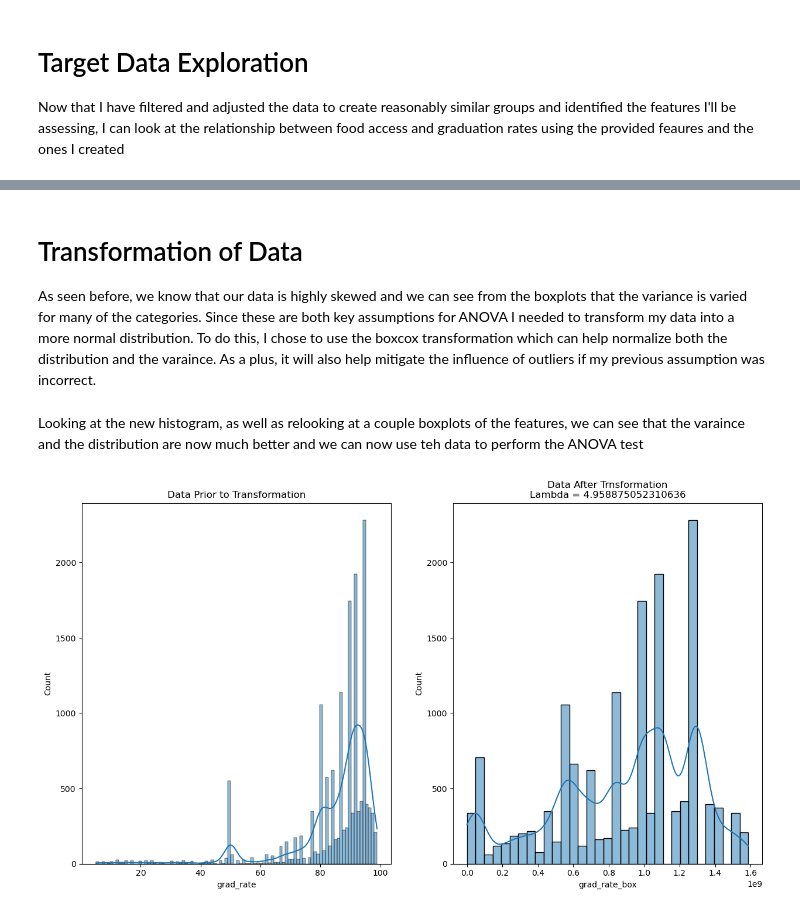
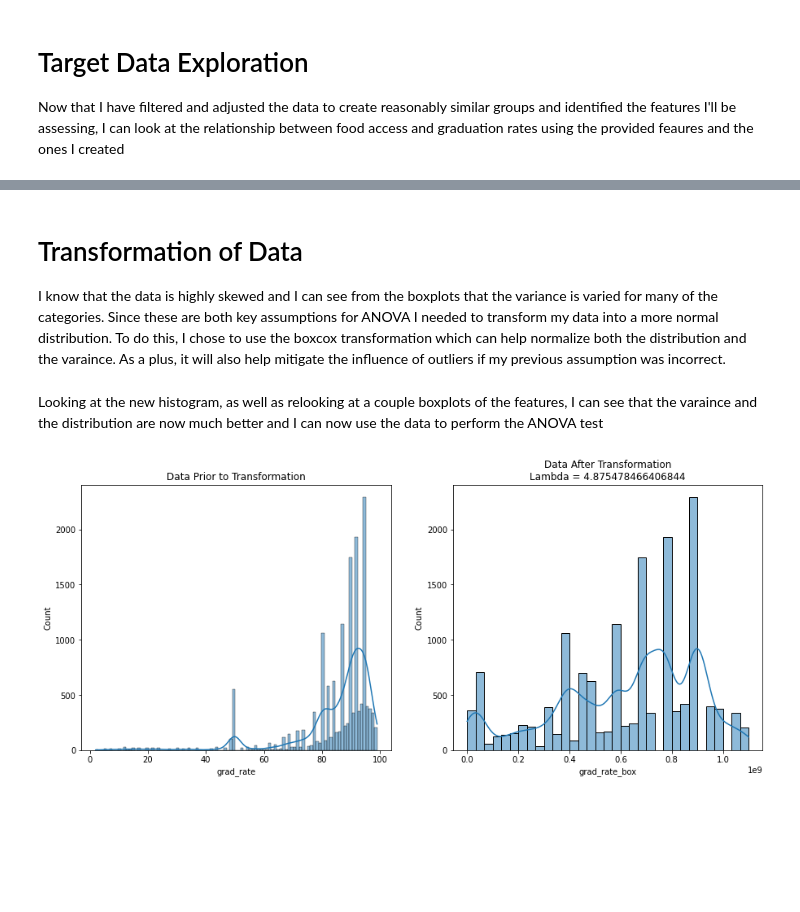
Before and after one commit to bcbottle/TOOL1_FINAL_PROJECT, a Jupyter notebook: data_analysis.ipynb, the cells around one changed output, grey strips where cells are left out. Cells and saved outputs as stored; diff of their text form; code cells hidden in the pictures; blank space fills up the shorter version.

Commit message:
Updated file with statistical tests

```diff
--- a/data_analysis.ipynb
+++ b/data_analysis.ipynb
@@ -43,22 +66,6 @@ def tract_status_update(row):
         return 0
 
 df['tract_status'] = df.apply(tract_status_update, axis=1)
-# %%
-# Function to update LAVehicle
-def va_update(row):
-    la = row['LILATracts_1And10'] + row['LILATracts_halfAnd10'] + row['LILATracts_1And20'] + row['LA1and10'] + row['LAhalfand10'] + row['LA1and20']
-    vehicle = row['LILATracts_Vehicle'] + row['LATractsVehicle_20']
-
-    # Checks if the tract is low access under the vehicle definition but not under the other definitions
-    if vehicle > 0 and la == 0:
-        return 1
-    # Checks if tract is low access under any other measure
-    if la > 0:
-        return 2
-    else:
-        return 0
-
-df['LAVehicle'] = df.apply(va_update, axis = 1)
 # %%
 # Check structure of data
 df.info()
@@ -335,6 +331,0 @@ Tract Status 2
-# %%
-# Drop schools missing this data
-df = df[df['title_i'] != -1]
-
-# Check new values
-print(df['title_i'].unique())
@@ -397,4 +331,0 @@ Chi Squared Value:
-# %%
-df['nslp'] = df['nslp'].apply(lambda x: 0 if x == -1 else x)
-
-df['nslp'].unique()
@@ -435,3 +359,7 @@ plt.show()
+# %%
+# Drop unecessary columns
+
+df.drop(columns=['nslp', 'title_i'], inplace=True)
 # %% [markdown]
 # Target Data Exploration
 
@@ -511,24 +431,24 @@ plt.show()
 # %% [markdown]
 # Transformation of Data
 
-As seen before, we know that our data is highly skewed and we can see from the boxplots that the variance is varied for many of the categories. Since these are both key assumptions for ANOVA I needed to transform my data into a more normal distribution. To do this, I chose to use the boxcox transformation which can help normalize both the distribution and the varaince. As a plus, it will also help mitigate the influence of outliers if my previous assumption was incorrect.
+I know that the data is highly skewed and I can see from the boxplots that the variance is varied for many of the categories. Since these are both key assumptions for ANOVA I needed to transform my data into a more normal distribution. To do this, I chose to use the boxcox transformation which can help normalize both the distribution and the varaince. As a plus, it will also help mitigate the influence of outliers if my previous assumption was incorrect.
 # %%
 data_fit, lambda_fit = stats.boxcox(df['grad_rate'])
 
 df['grad_rate_box'] = data_fit
 # %% [markdown]
-Looking at the new histogram, as well as relooking at a couple boxplots of the features, we can see that the varaince and the distribution are now much better and we can now use teh data to perform the ANOVA test
+Looking at the new histogram, as well as relooking at a couple boxplots of the features, I can see that the varaince and the distribution are now much better and I can now use the data to perform the ANOVA test
 # %%
-fig, ax = plt.subplots(ncols=2, figsize=(15, 8))
+fig, ax = plt.subplots(ncols=2, figsize=(15, 6))
 
 
 sns.histplot(df['grad_rate'], kde = True, ax=ax[0])
 sns.histplot(df['grad_rate_box'], kde=True, ax=ax[1])
 
 ax[0].set_title('Data Prior to Transformation')
 ax[1].set_title(f'Data After Transformation\nLambda = {lambda_fit}')
 
 
 plt.show()
 # %% [output]
-[figure, old version]
+[figure, new version]
```
Also changed, not shown: parts of 62 cells of this notebook.
